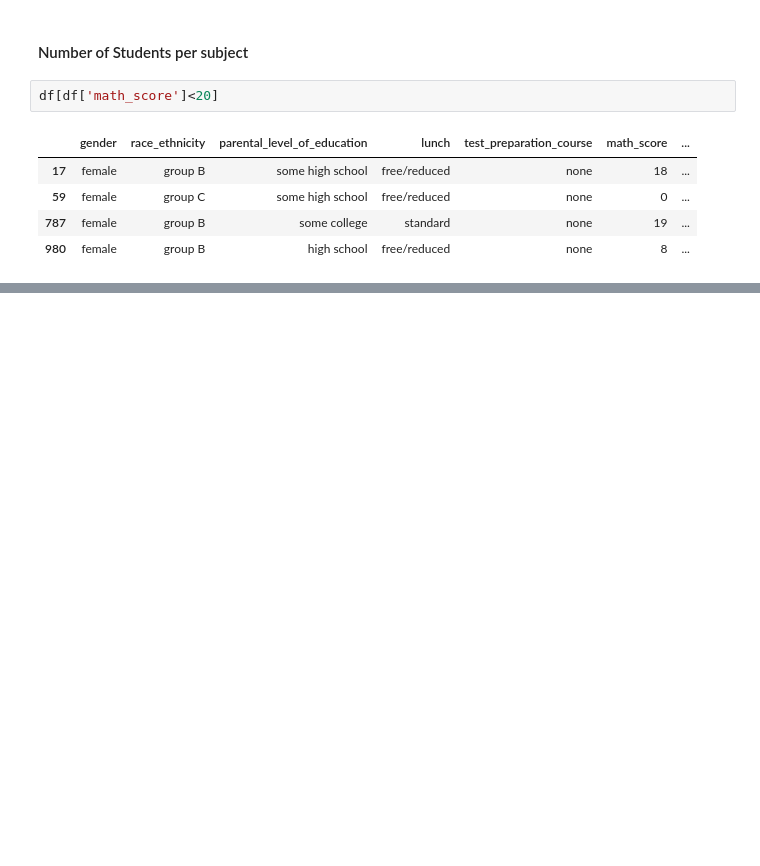
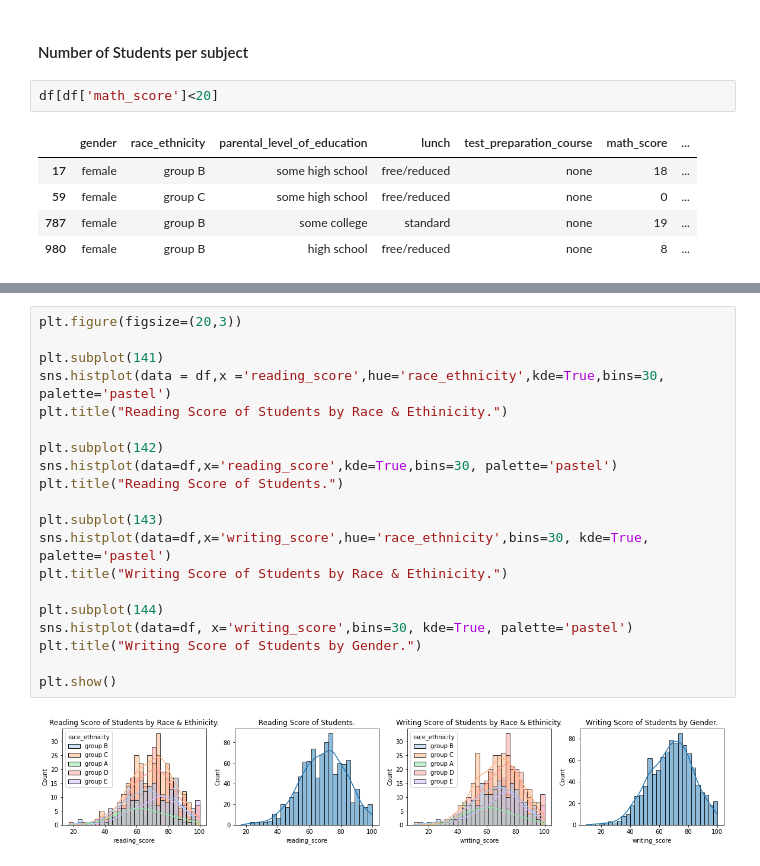
Before and after one commit to abhijitdarekar/Student-Marks-Prediction-CI-CD-on-AWS, a Jupyter notebook: notebooks/EDA Student Test.ipynb, the cells around one changed output, grey strips where cells are left out. Saved outputs shown, nothing was run; the diff lists cells and outputs as text; blank space fills up the shorter version.

```diff
--- a/notebooks/EDA Student Test.ipynb
+++ b/notebooks/EDA Student Test.ipynb
@@ -138,0 +194,22 @@ plt.show()
+# %%
+plt.figure(figsize=(20,3))
+
+plt.subplot(141)
+sns.histplot(data = df,x ='reading_score',hue='race_ethnicity',kde=True,bins=30, palette='pastel')
+plt.title("Reading Score of Students by Race & Ethinicity.")
+
+plt.subplot(142)
+sns.histplot(data=df,x='reading_score',kde=True,bins=30, palette='pastel')
+plt.title("Reading Score of Students.")
+
+plt.subplot(143)
+sns.histplot(data=df,x='writing_score',hue='race_ethnicity',bins=30, kde=True, palette='pastel')
+plt.title("Writing Score of Students by Race & Ethinicity.")
+
+plt.subplot(144)
+sns.histplot(data=df, x='writing_score',bins=30, kde=True, palette='pastel')
+plt.title("Writing Score of Students by Gender.")
+
+plt.show()
+# %% [output]
+[figure, added]
```
Also changed, not shown: parts of 17 cells of this notebook, 5 other files.
